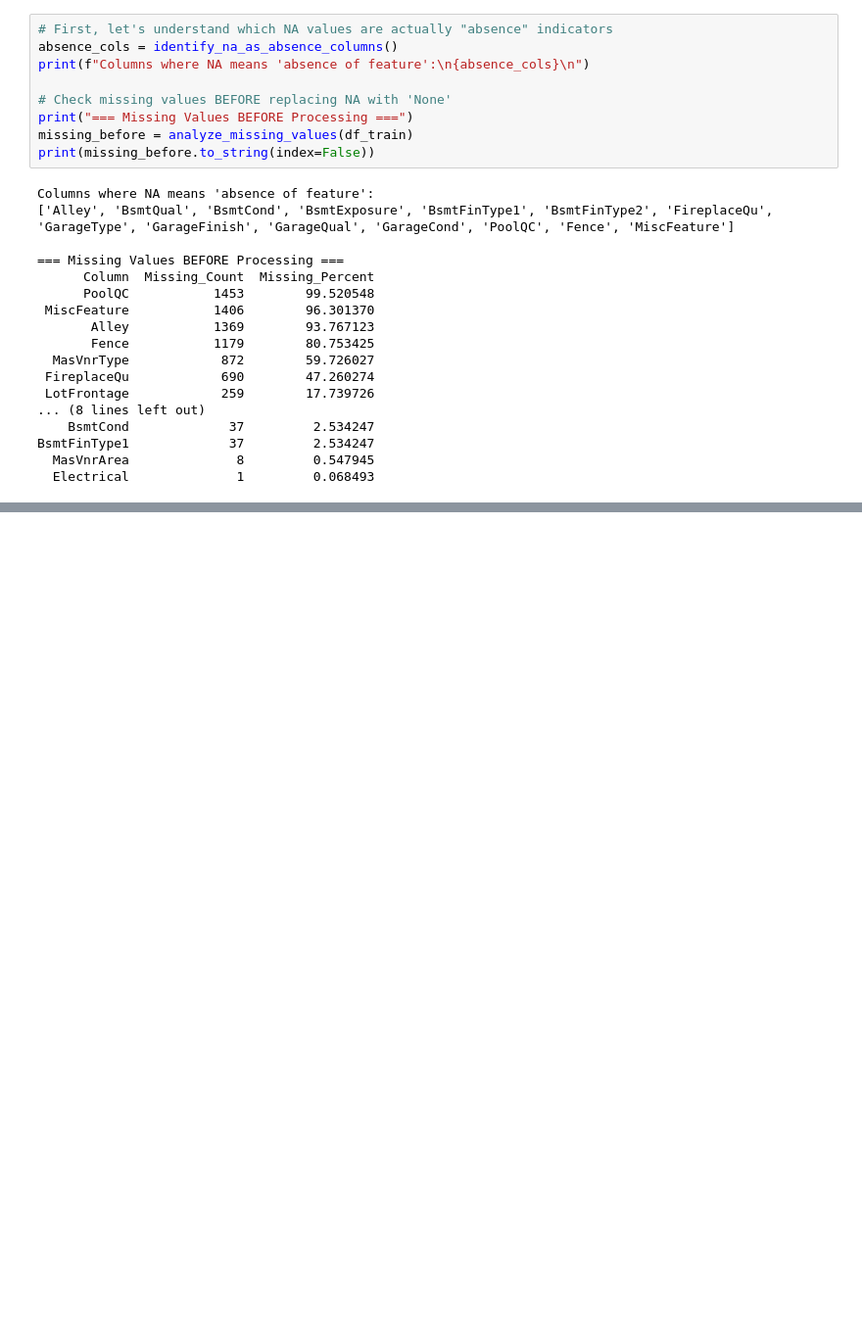
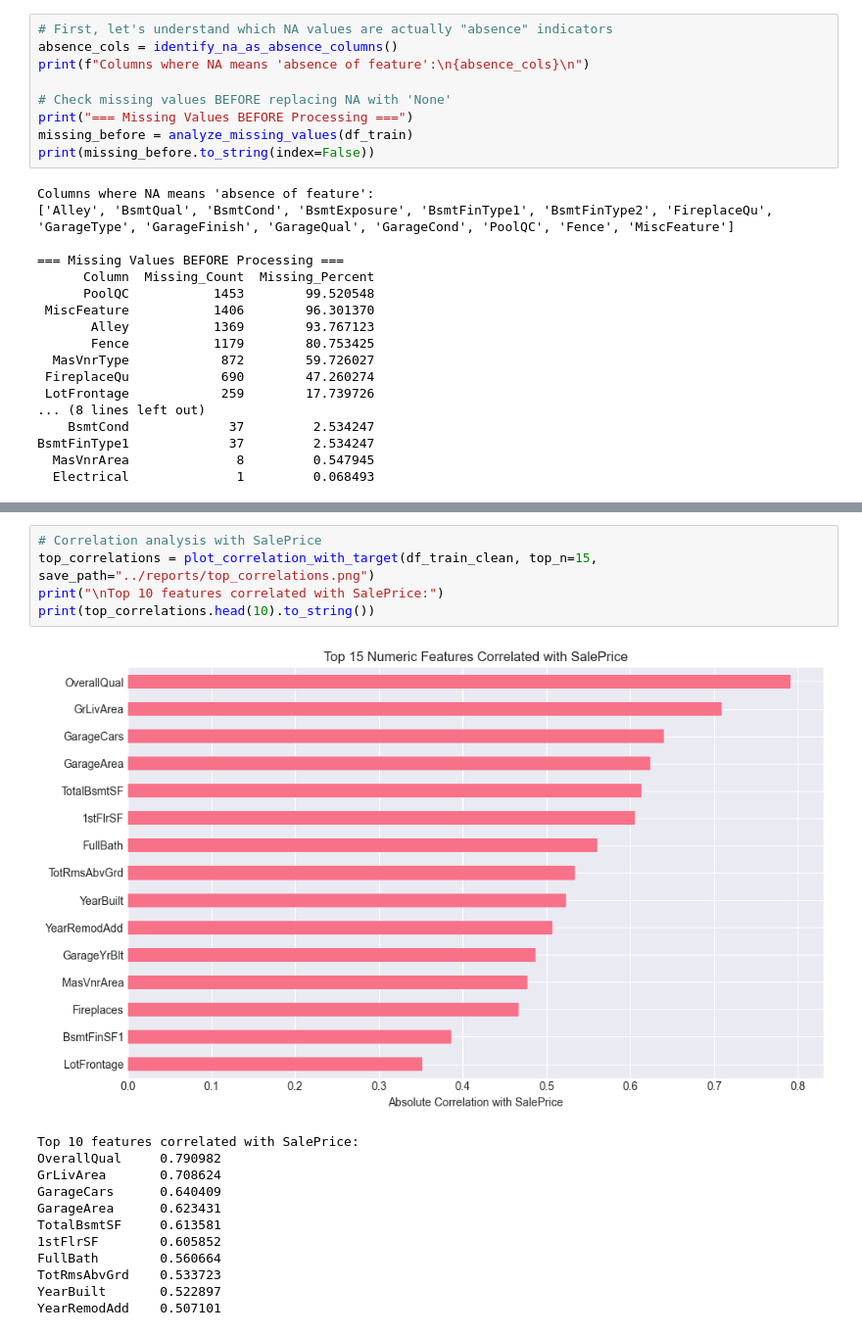
Before and after one commit to Blim3202/House-Prices-Kaggle, a Jupyter notebook: Notebooks/01_eda_analysis.ipynb, the cells around one changed output, grey strips where cells are left out. Shown at 98% size. Drawn from its saved outputs; the diff is of its cells as text; blank space fills up the shorter version.

```diff
--- a/Notebooks/01_eda_analysis.ipynb
+++ b/Notebooks/01_eda_analysis.ipynb
@@ -114,0 +172,18 @@ BsmtFinType1             37         2.534247
+# %%
+# Correlation analysis with SalePrice
+top_correlations = plot_correlation_with_target(df_train_clean, top_n=15, save_path="../reports/top_correlations.png")
+print("\nTop 10 features correlated with SalePrice:")
+print(top_correlations.head(10).to_string())
+# %% [output]
+[figure, added]
+Top 10 features correlated with SalePrice:
+OverallQual     0.790982
+GrLivArea       0.708624
+GarageCars      0.640409
+GarageArea      0.623431
+TotalBsmtSF     0.613581
+1stFlrSF        0.605852
+FullBath        0.560664
+TotRmsAbvGrd    0.533723
+YearBuilt       0.522897
+YearRemodAdd    0.507101
```
Also changed, not shown: parts of 16 cells of this notebook, 5 other files.
